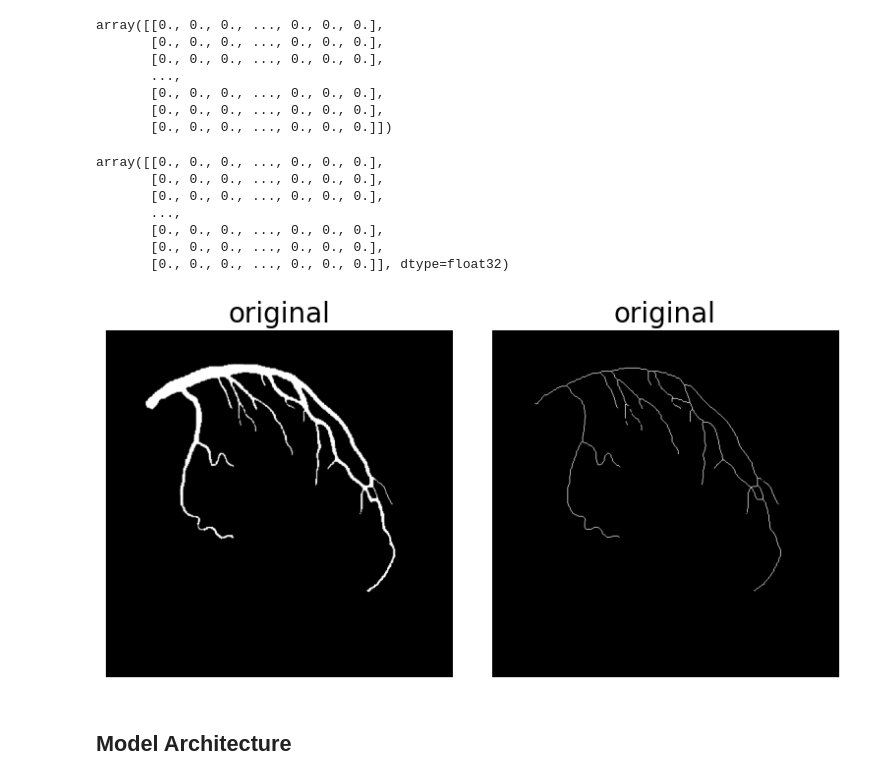
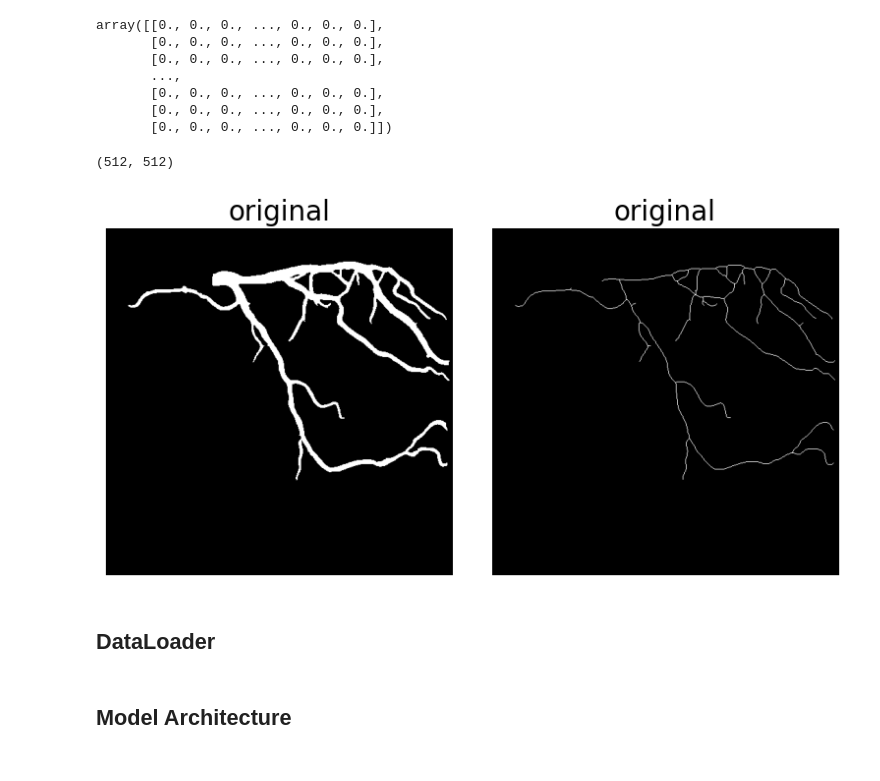
Before and after one commit to Cuevas2402/deep-learning-notebooks, a Jupyter notebook: research/unet.ipynb, the cells around one changed output. Drawn from its saved outputs; the diff is of its cells as text; code cells hidden in the pictures.

Commit message:
Create UnetDataset class

```diff
--- a/research/unet.ipynb
+++ b/research/unet.ipynb
@@ -122,5 +37,16 @@ array([[[False, False, False],
+# %%
+def readImages(dir):
+    img_file = os.listdir(data_dir+'/unet_1/img')
+    label_file = os.listdir(data_dir+'/unet_1/label')
+    list = [ [], [] ]
+    for img, label in zip(img_file, label_file):
+        list[0].append(ski.io.imread(dir+'/unet_1/img/'+img))
+        list[1].append(ski.io.imread(dir+'/unet_1/label/'+label))
+    return list[0], list[1]
+# %%
+img, label = readImages(data_dir)
 # %%
-gray_image = ski.color.rgb2gray(images_list[0])
+gray_image = ski.color.rgb2gray(label[0])
 # %%
 gray_image
 # %% [output]
@@ -138,29 +60,25 @@ binary_image = binary_image.astype(np.float32)
-# %%
-binary_image
-# %% [output]
-array([[0., 0., 0., ..., 0., 0., 0.],
-       [0., 0., 0., ..., 0., 0., 0.],
-       [0., 0., 0., ..., 0., 0., 0.],
-       ...,
-       [0., 0., 0., ..., 0., 0., 0.],
-       [0., 0., 0., ..., 0., 0., 0.],
-       [0., 0., 0., ..., 0., 0., 0.]], dtype=float32)
+# %%
+gray_image.shape
+# %% [output]
+(512, 512)
 # %%
-skeleton = skeletonize(binary_image)
+skeleton = skeletonize(gray_image)
-# %%
-fig, axes = plt.subplots(nrows=1, ncols=2, figsize=(8, 4), sharex=True, sharey=True)
-
-ax = axes.ravel()
-
-ax[0].imshow(images_list[0], cmap=plt.cm.gray)
-ax[0].axis('off')
-ax[0].set_title('original', fontsize=20)
-
-ax[1].imshow(skeleton, cmap=plt.cm.gray)
-ax[1].axis('off')
-ax[1].set_title('original', fontsize=20)
-
-fig.tight_layout()
-plt.show()
-# %% [output]
-[figure, removed]
+# %%
+fig, axes = plt.subplots(nrows=1, ncols=2, figsize=(8, 4), sharex=True, sharey=True)
+
+ax = axes.ravel()
+
+ax[0].imshow(label[0], cmap=plt.cm.gray)
+ax[0].axis('off')
+ax[0].set_title('original', fontsize=20)
+
+ax[1].imshow(skeleton, cmap=plt.cm.gray)
+ax[1].axis('off')
+ax[1].set_title('original', fontsize=20)
+
+fig.tight_layout()
+plt.show()n
+# %% [output]
+[figure, added]
+# %% [markdown]
+## DataLoader
```
Also changed, not shown: parts of 18 cells of this notebook.
